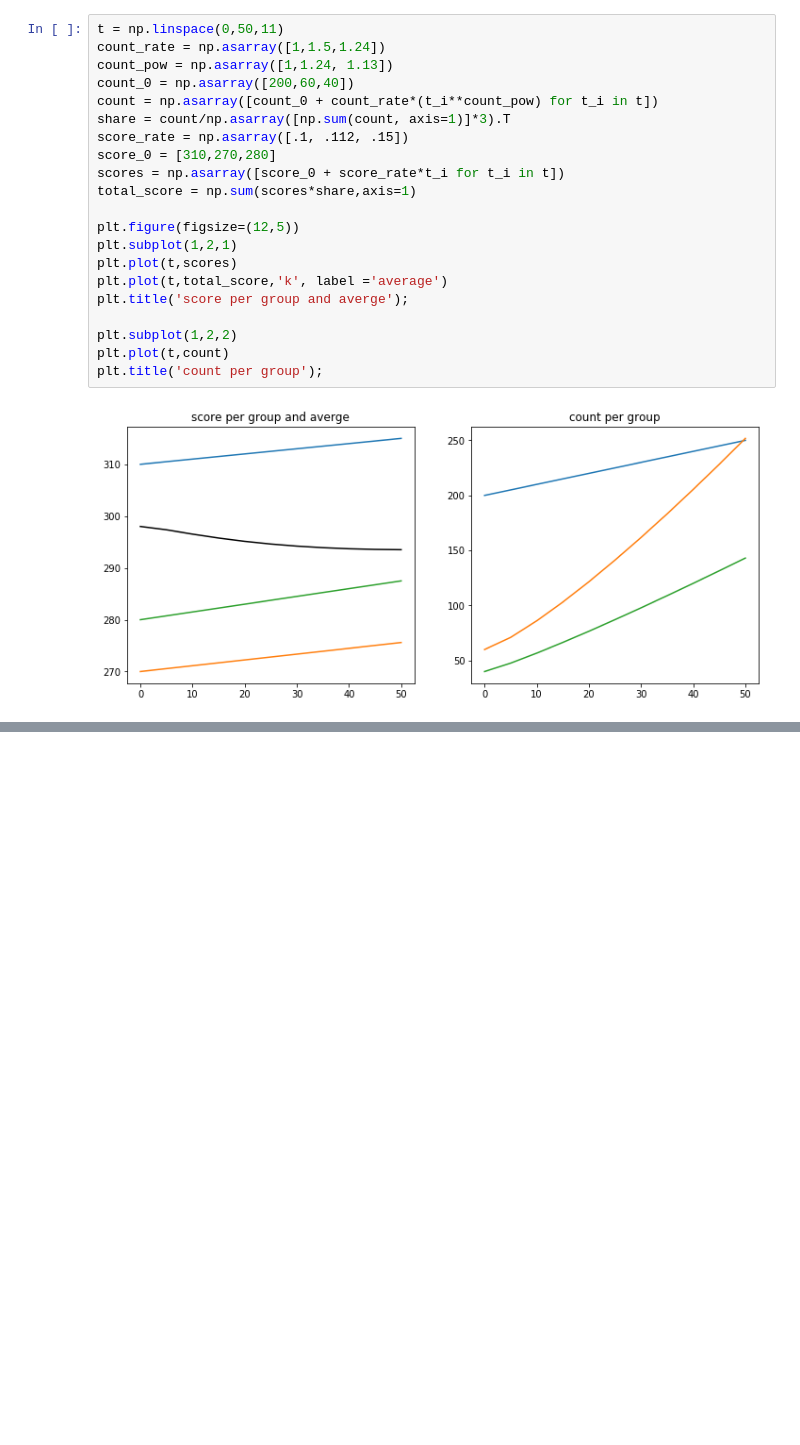
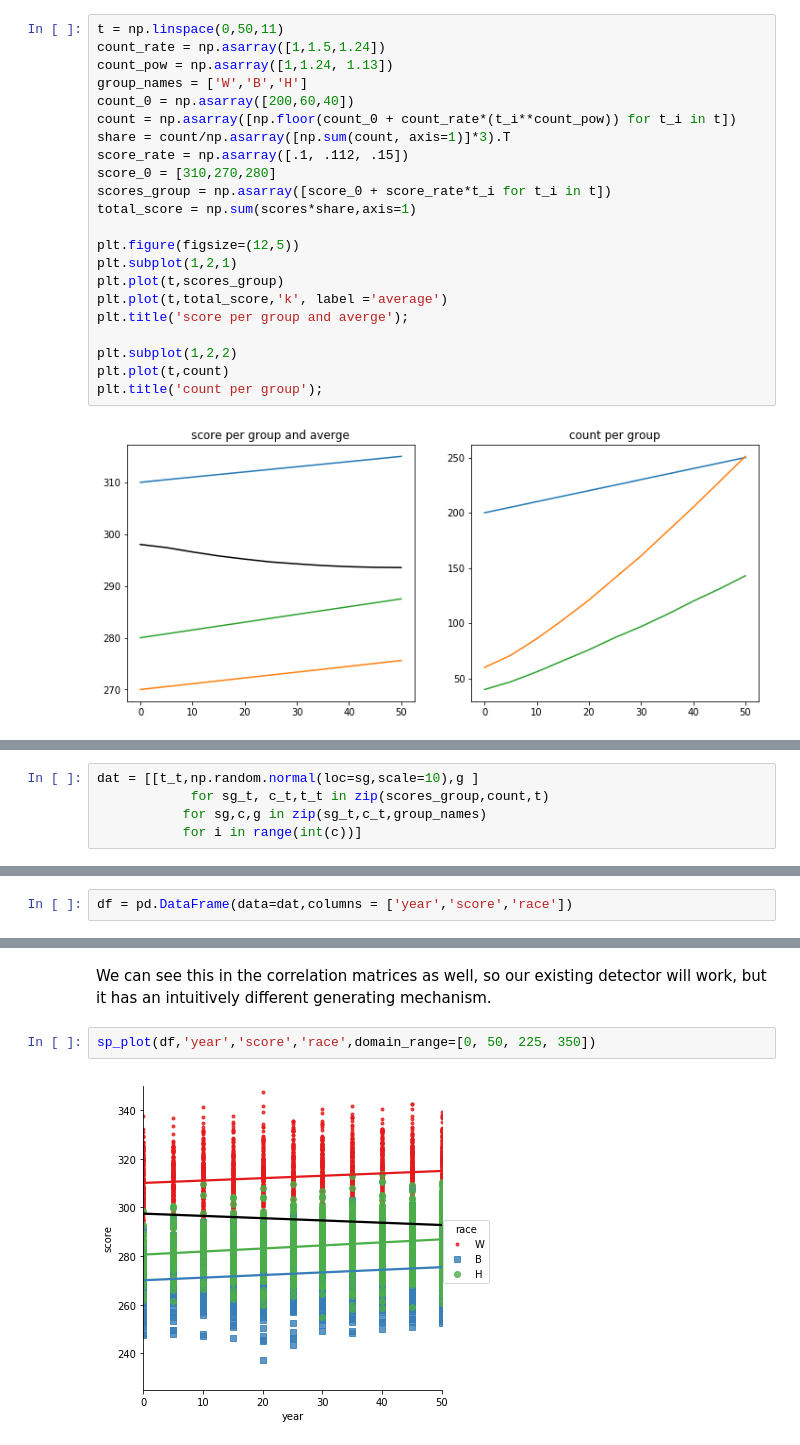
Before and after one commit to fairnessforensics/wiggum, a Jupyter notebook: research_notebooks/generate_class_imbalance_sp.ipynb, the cells around one changed output, grey strips where cells are left out. Cells and saved outputs as stored; diff of their text form; blank space fills up the shorter version.

```diff
--- a/research_notebooks/generate_class_imbalance_sp.ipynb
+++ b/research_notebooks/generate_class_imbalance_sp.ipynb
@@ -42,17 +43,18 @@ plt.title('score per group and averge');
 t = np.linspace(0,50,11)
 count_rate = np.asarray([1,1.5,1.24])
 count_pow = np.asarray([1,1.24, 1.13])
+group_names = ['W','B','H']
 count_0 = np.asarray([200,60,40])
-count = np.asarray([count_0 + count_rate*(t_i**count_pow) for t_i in t])
+count = np.asarray([np.floor(count_0 + count_rate*(t_i**count_pow)) for t_i in t])
 share = count/np.asarray([np.sum(count, axis=1)]*3).T
 score_rate = np.asarray([.1, .112, .15])
 score_0 = [310,270,280]
-scores = np.asarray([score_0 + score_rate*t_i for t_i in t])
+scores_group = np.asarray([score_0 + score_rate*t_i for t_i in t])
 total_score = np.sum(scores*share,axis=1)
 
 plt.figure(figsize=(12,5))
 plt.subplot(1,2,1)
-plt.plot(t,scores)
+plt.plot(t,scores_group)
 plt.plot(t,total_score,'k', label ='average')
 plt.title('score per group and averge');
 
@@ -84,0 +68,5 @@ class AxesSubplot(SubplotBase, matplotlib.axes._axes.Axes)
+# %%
+dat = [[t_t,np.random.normal(loc=sg,scale=10),g ]
+            for sg_t, c_t,t_t in zip(scores_group,count,t)
+           for sg,c,g in zip(sg_t,c_t,group_names)
+           for i in range(int(c))]
@@ -84,0 +77,2 @@ class AxesSubplot(SubplotBase, matplotlib.axes._axes.Axes)
+# %%
+df = pd.DataFrame(data=dat,columns = ['year','score','race'])
@@ -84,0 +121,6 @@ class AxesSubplot(SubplotBase, matplotlib.axes._axes.Axes)
+# %% [markdown]
+We can see this in the correlation matrices as well, so our existing detector will work, but it has an intuitively different generating mechanism.
+# %%
+sp_plot(df,'year','score','race',domain_range=[0, 50, 225, 350])
+# %% [output]
+[figure, added]
```
Also changed, not shown: parts of 16 cells of this notebook, 1 other file.
